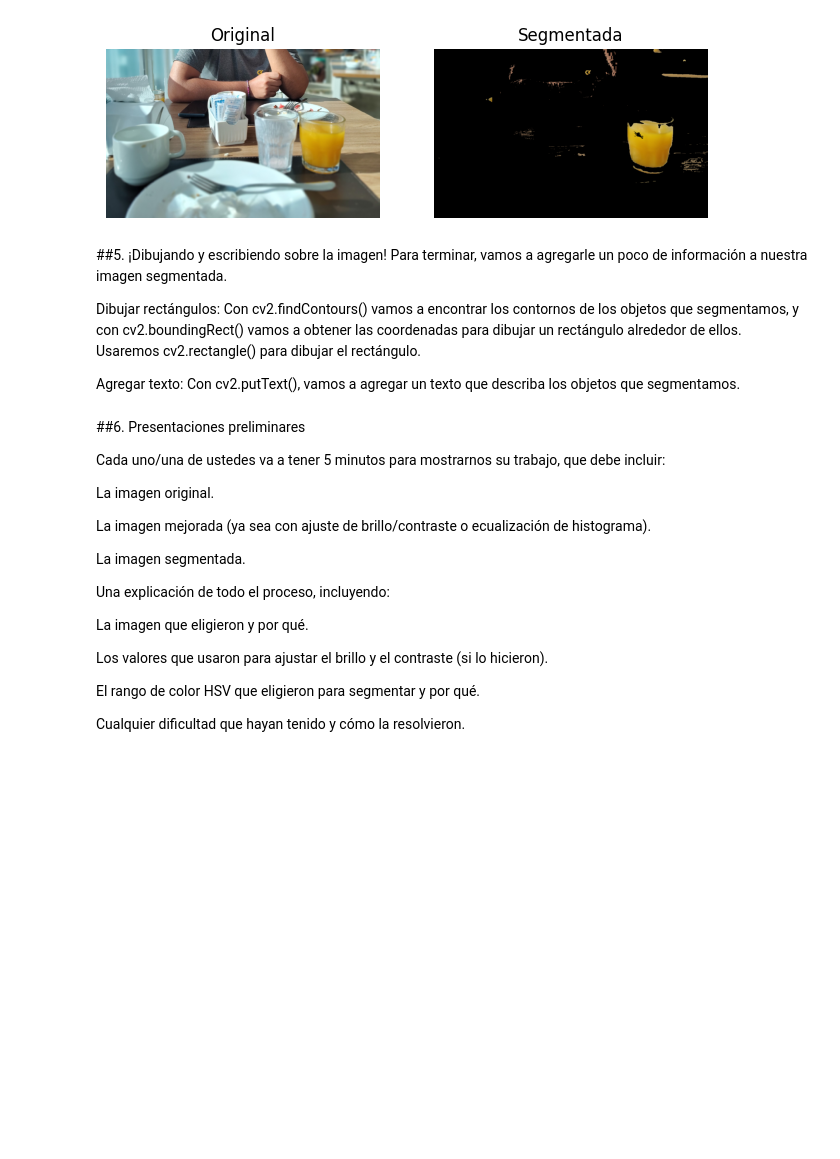
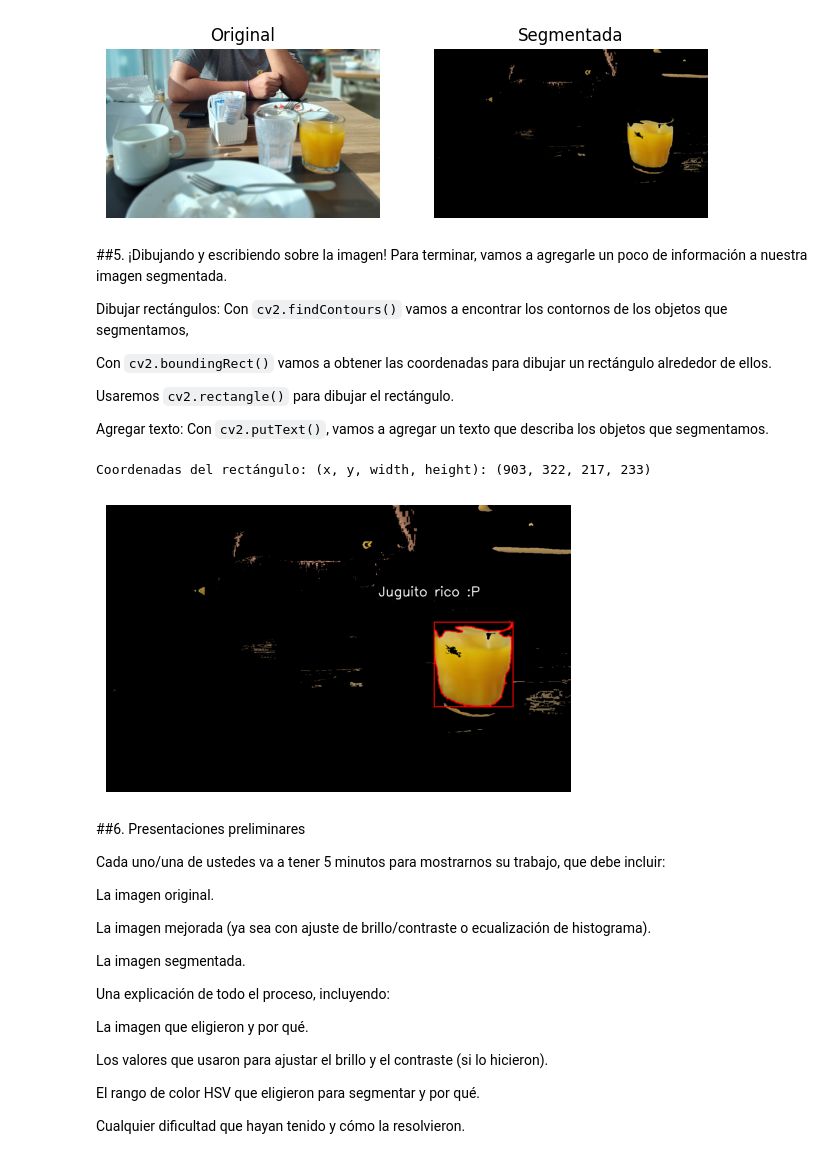
Before and after one commit to gimb99/PDI_BARTHOU_GONZALO, a Jupyter notebook: ejercicioIntegrador2/ejercicioIntegrador2_lab.ipynb, the cells around one changed output. Saved outputs shown, nothing was run; the diff lists cells and outputs as text; code cells hidden in the pictures; blank space fills up the shorter version.

```diff
--- a/ejercicioIntegrador2/ejercicioIntegrador2_lab.ipynb
+++ b/ejercicioIntegrador2/ejercicioIntegrador2_lab.ipynb
@@ -174,9 +180,53 @@ plt.show()
 ##5. ¡Dibujando y escribiendo sobre la imagen!
 Para terminar, vamos a agregarle un poco de información a nuestra imagen segmentada.
 
-Dibujar rectángulos: Con cv2.findContours() vamos a encontrar los contornos de los objetos que segmentamos, y con cv2.boundingRect() vamos a obtener las coordenadas para dibujar un rectángulo alrededor de ellos. Usaremos cv2.rectangle() para dibujar el rectángulo.
+Dibujar rectángulos: Con `cv2.findContours()` vamos a encontrar los contornos de los objetos que segmentamos,
 
-Agregar texto: Con cv2.putText(), vamos a agregar un texto que describa los objetos que segmentamos.
+Con `cv2.boundingRect()` vamos a obtener las coordenadas para dibujar un rectángulo alrededor de ellos.
+
+Usaremos `cv2.rectangle()` para dibujar el rectángulo.
+
+Agregar texto: Con `cv2.putText()`, vamos a agregar un texto que describa los objetos que segmentamos.
+# %%
+contours, _ = cv2.findContours(mascara, cv2.RETR_EXTERNAL, cv2.CHAIN_APPROX_SIMPLE)
+
+if contours:
+    # Seleccionamos el contorno más grande (asumiendo que corresponde al objeto de interés).
+    largest_contour = max(contours, key=cv2.contourArea)
+
+    # Obtenemos el rectángulo envolvente (bounding box) del contorno.
+    x, y, w, h = cv2.boundingRect(largest_contour)
+    print(f"Coordenadas del rectángulo: (x, y, width, height): ({x}, {y}, {w}, {h})")
+
+    # 6. Dibujar el rectángulo y los bordes del objeto segmentado en color rojo.
+    # Hacemos una copia de la imagen original para dibujar.
+    image_with_markings = imagen_segmentada.copy()
+
+    # Dibujar el rectángulo (en rojo: [255, 0, 0])
+    cv2.rectangle(image_with_markings, (x, y), (x+w, y+h), (255, 0, 0), 2)
+
+    # Dibujar el contorno sobre el objeto segmentado en rojo.
+    cv2.drawContours(image_with_markings, [largest_contour], -1, (255, 0, 0), 2)
+
+    txtLabel = "Juguito rico :P"
+    txtPosition = (750, 250)
+    txtFont = cv2.FONT_HERSHEY_SIMPLEX
+    txtSize = 1.2
+    txtColor = (255, 255, 255)
+    txtThickness = 2
+    cv2.putText(image_with_markings, txtLabel, txtPosition, txtFont, txtSize, txtColor, txtThickness)
+
+    plt.figure(figsize=(6,6))
+    plt.imshow(image_with_markings)
+    #plt.title("")
+    plt.axis("off")
+    plt.show()
+
+else:
+    print("No se encontraron contornos para el objeto segmentado.")
+# %% [output]
+Coordenadas del rectángulo: (x, y, width, height): (903, 322, 217, 233)
+[figure, added]
 # %% [markdown]
 ##6. Presentaciones preliminares
 
```
Also changed, not shown: parts of 3 cells of this notebook.
